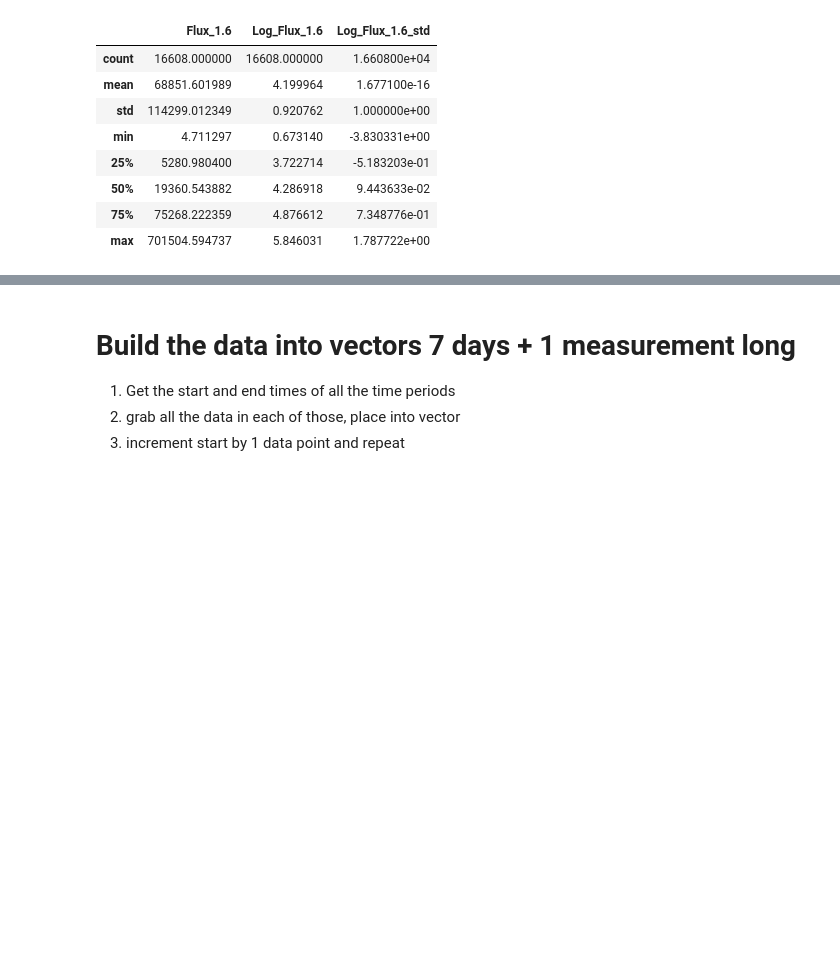
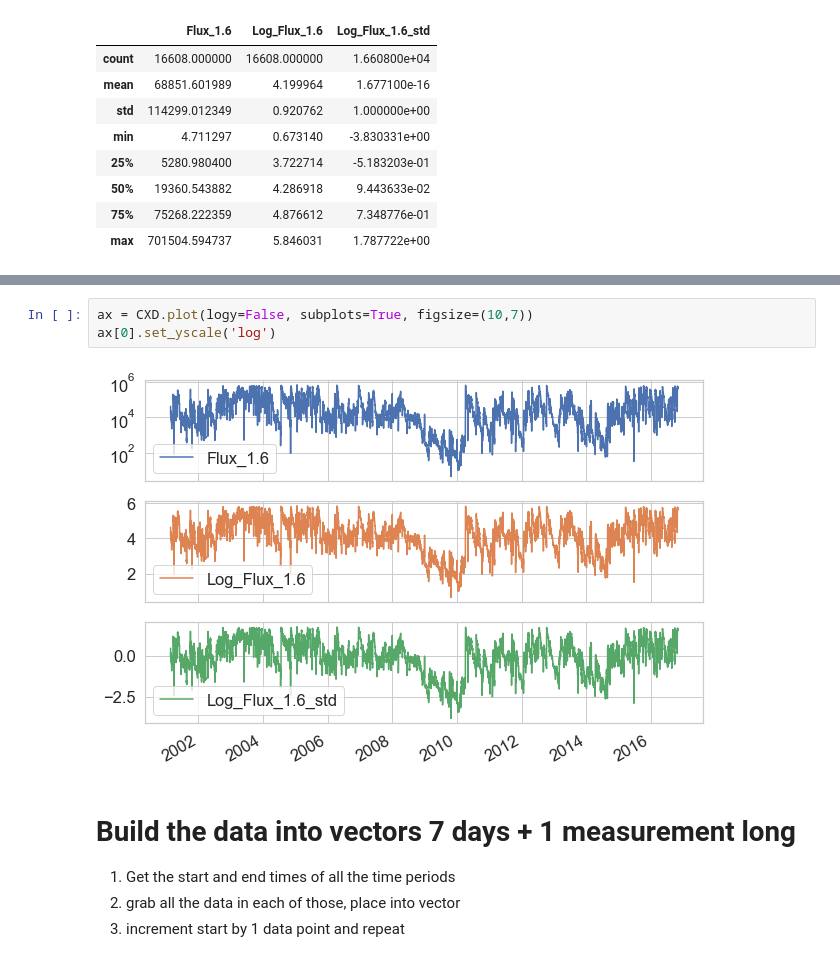
Before and after one commit to balarsen/GPSFluxForecast, a Jupyter notebook: Notebooks/GPS Data Prep and Manip.ipynb, the cells around one changed output, grey strips where cells are left out. Saved outputs shown, nothing was run; the diff lists cells and outputs as text; blank space fills up the shorter version.

```diff
--- a/Notebooks/GPS Data Prep and Manip.ipynb
+++ b/Notebooks/GPS Data Prep and Manip.ipynb
@@ -351,3 +330,8 @@ dtype: int64
+# %%
+ax = CXD.plot(logy=False, subplots=True, figsize=(10,7))
+ax[0].set_yscale('log')
+# %% [output]
+[figure, added]
 # %% [markdown]
 # Build the data into vectors 7 days + 1 measurement long
 1. Get the start and end times of all the time periods
```
Also changed, not shown: parts of 17 cells of this notebook, 2 other files.
